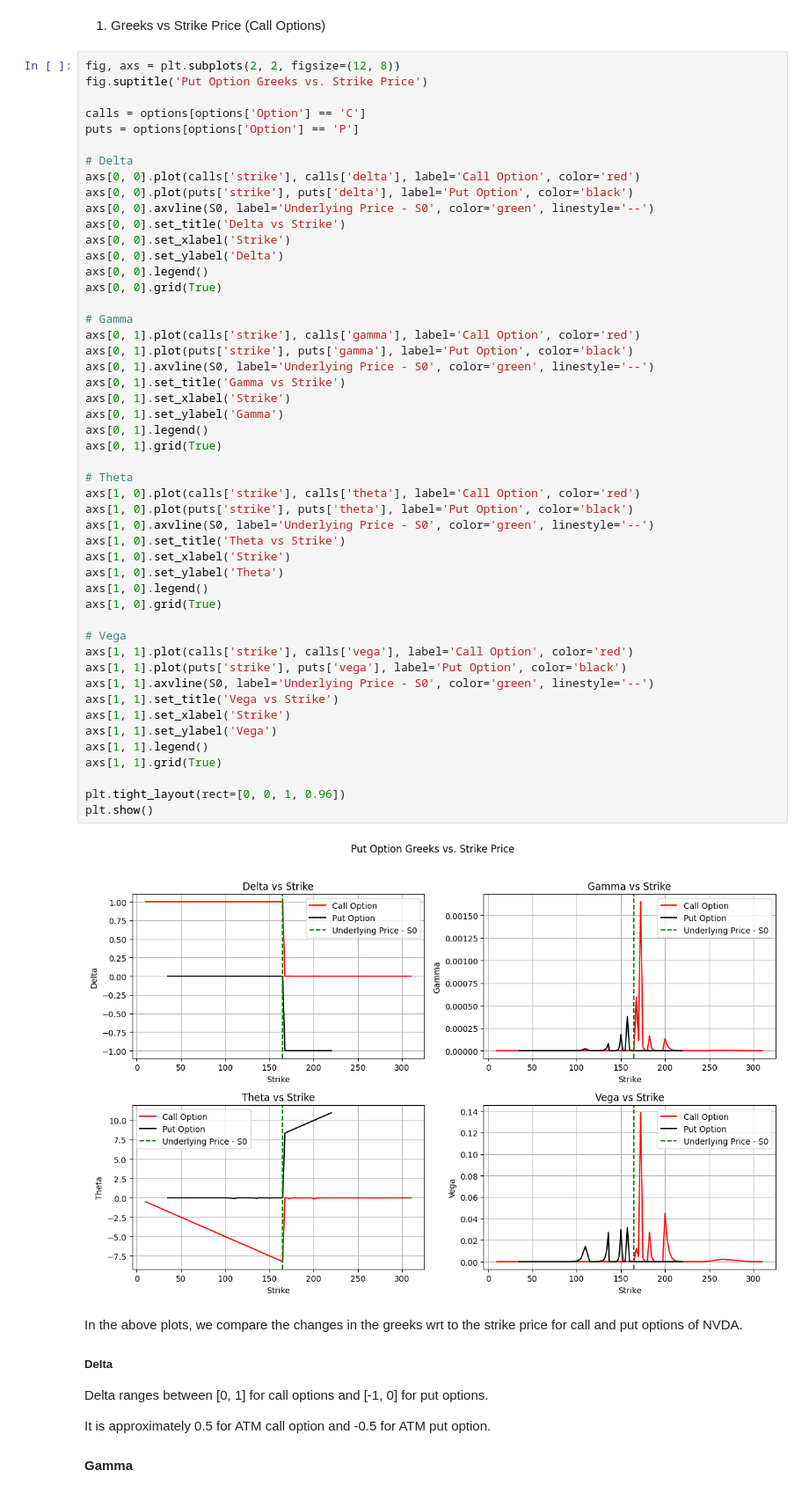
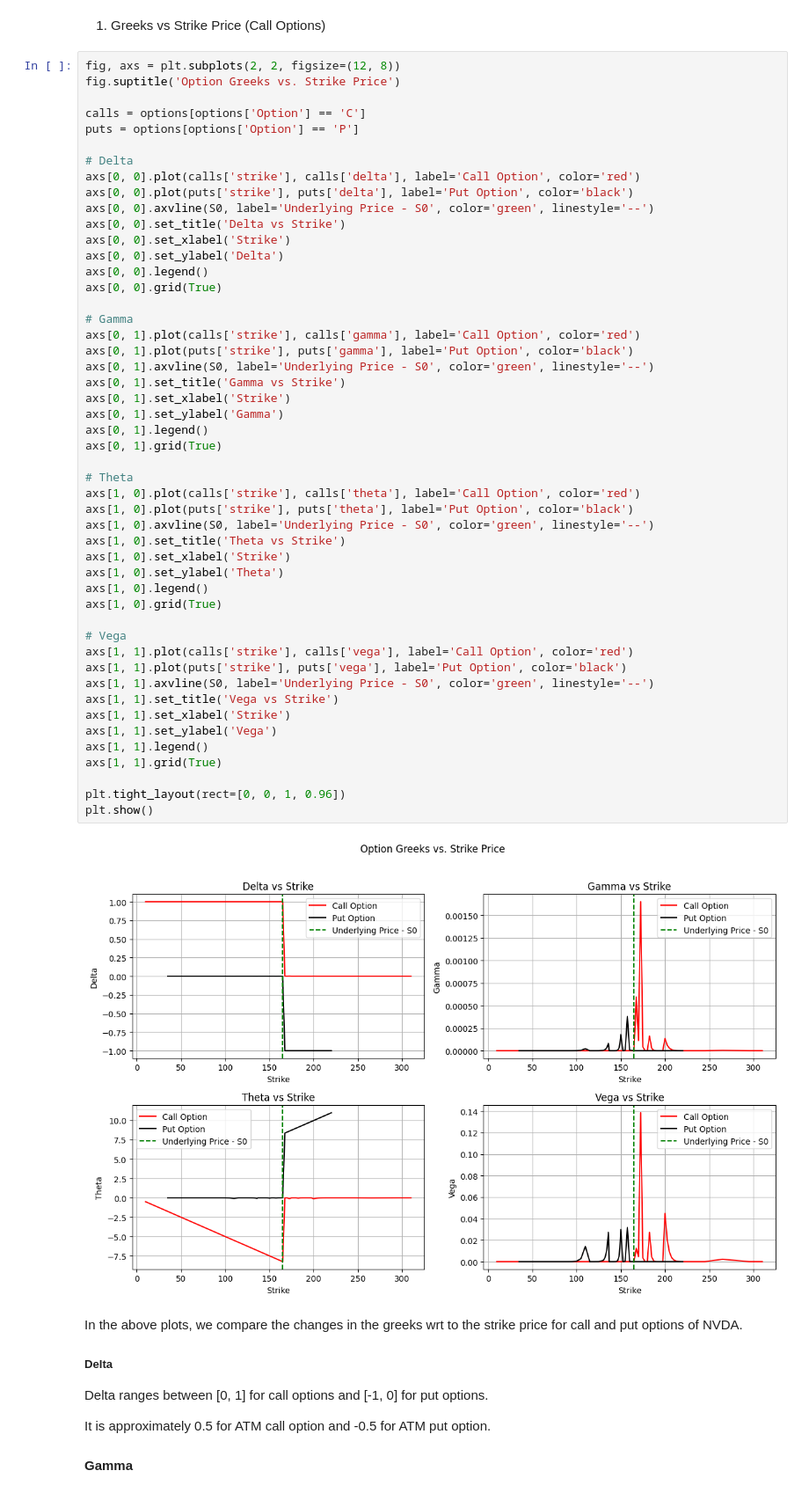
Before and after one commit to AayushKhandekar/Mini-Projects, a Jupyter notebook: Pricing and Risk Analysis of Equity Options Using the Black-Scholes Model and Option Greeks/main.ipynb, the cells around one changed output. Shown at 88% size. Saved outputs shown, nothing was run; the diff lists cells and outputs as text.

```diff
--- a/Pricing and Risk Analysis of Equity Options Using the Black-Scholes Model and Option Greeks/main.ipynb
+++ b/Pricing and Risk Analysis of Equity Options Using the Black-Scholes Model and Option Greeks/main.ipynb
@@ -179,7 +179,7 @@ options['vega'] = options.apply(option_vega, axis=1)
 1. Greeks vs Strike Price (Call Options)
 # %%
 fig, axs = plt.subplots(2, 2, figsize=(12, 8))
-fig.suptitle('Put Option Greeks vs. Strike Price')
+fig.suptitle('Option Greeks vs. Strike Price')
 
 calls = options[options['Option'] == 'C']
 puts = options[options['Option'] == 'P']
@@ -200,34 +200,34 @@ axs[0, 1].plot(puts['strike'], puts['gamma'], label='Put Option', color='black')
 axs[0, 1].axvline(S0, label='Underlying Price - S0', color='green', linestyle='--')
 axs[0, 1].set_title('Gamma vs Strike')
 axs[0, 1].set_xlabel('Strike')
 axs[0, 1].set_ylabel('Gamma')
 axs[0, 1].legend()
 axs[0, 1].grid(True)
 
 # Theta
 axs[1, 0].plot(calls['strike'], calls['theta'], label='Call Option', color='red')
 axs[1, 0].plot(puts['strike'], puts['theta'], label='Put Option', color='black')
 axs[1, 0].axvline(S0, label='Underlying Price - S0', color='green', linestyle='--')
 axs[1, 0].set_title('Theta vs Strike')
 axs[1, 0].set_xlabel('Strike')
 axs[1, 0].set_ylabel('Theta')
 axs[1, 0].legend()
 axs[1, 0].grid(True)
 
 # Vega
 axs[1, 1].plot(calls['strike'], calls['vega'], label='Call Option', color='red')
 axs[1, 1].plot(puts['strike'], puts['vega'], label='Put Option', color='black')
 axs[1, 1].axvline(S0, label='Underlying Price - S0', color='green', linestyle='--')
 axs[1, 1].set_title('Vega vs Strike')
 axs[1, 1].set_xlabel('Strike')
 axs[1, 1].set_ylabel('Vega')
 axs[1, 1].legend()
 axs[1, 1].grid(True)
 
 plt.tight_layout(rect=[0, 0, 1, 0.96])
 plt.show()
 # %% [output]
-[figure, old version]
+[figure, new version]
 # %% [markdown]
 In the above plots, we compare the changes in the greeks wrt to the strike price for call and put options of NVDA.
 
```
Also changed, not shown: 6 other files.
